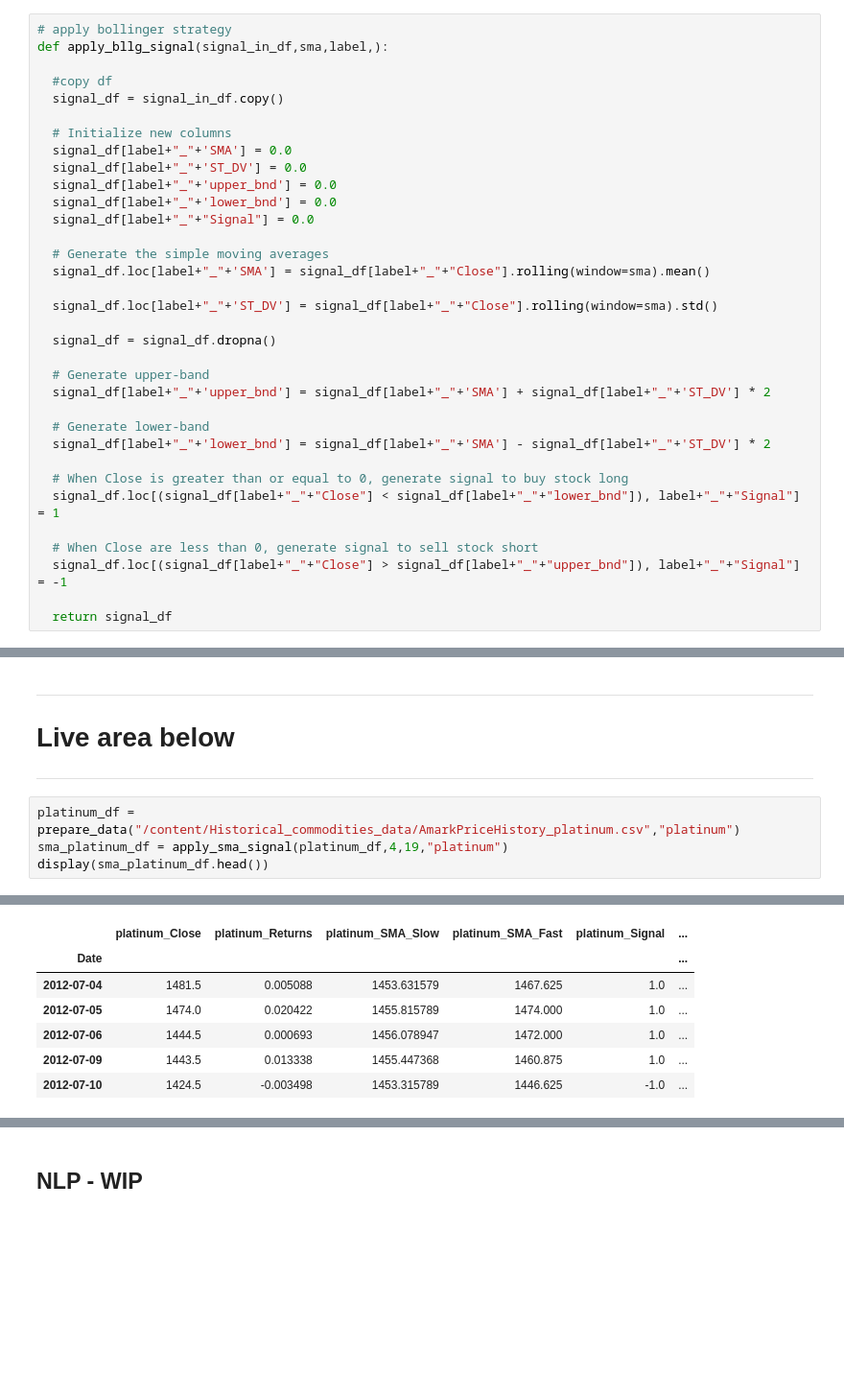
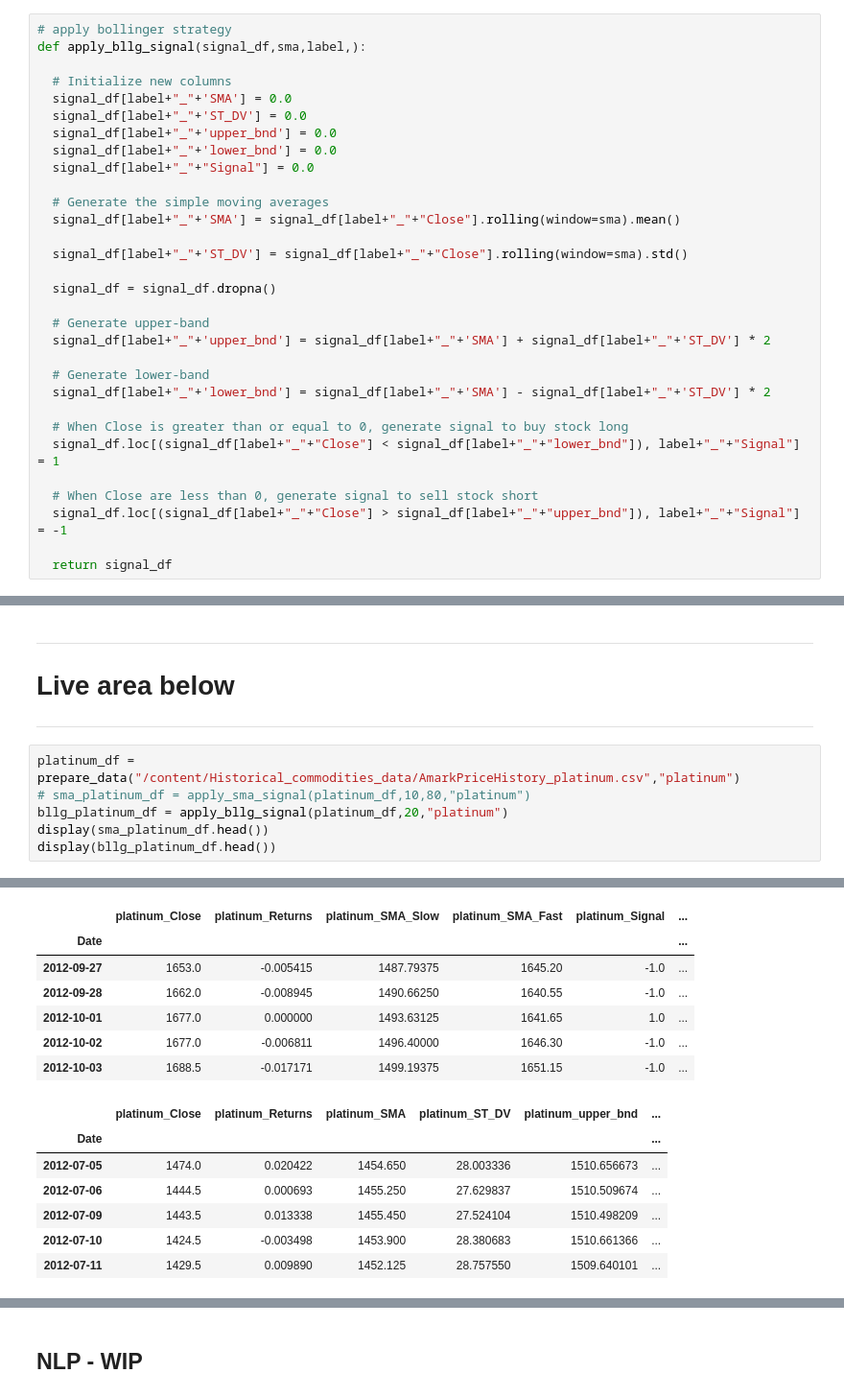
Before and after one commit to Femi-0/Commodities_Futures_Contracts_Generator, a Jupyter notebook: Commodities_Futures_Contracts_Generator.ipynb, the cells around one changed output, grey strips where cells are left out. Shown at 96% size. Cells and saved outputs as stored; diff of their text form; blank space fills up the shorter version.

```diff
--- a/Commodities_Futures_Contracts_Generator.ipynb
+++ b/Commodities_Futures_Contracts_Generator.ipynb
@@ -172,10 +160,7 @@ def apply_sma_signal(signal_in_df,short_window,long_window,label):
 ## 2.2 Prepare Bollinger bands signals
 # %%
 # apply bollinger strategy
-def apply_bllg_signal(signal_in_df,sma,label,):
-
-  #copy df
-  signal_df = signal_in_df.copy()
+def apply_bllg_signal(signal_df,sma,label,):
 
   # Initialize new columns
   signal_df[label+"_"+'SMA'] = 0.0
@@ -185,9 +170,9 @@ def apply_bllg_signal(signal_in_df,sma,label,):
   signal_df[label+"_"+"Signal"] = 0.0
 
   # Generate the simple moving averages
-  signal_df.loc[label+"_"+'SMA'] = signal_df[label+"_"+"Close"].rolling(window=sma).mean()
+  signal_df[label+"_"+'SMA'] = signal_df[label+"_"+"Close"].rolling(window=sma).mean()
 
-  signal_df.loc[label+"_"+'ST_DV'] = signal_df[label+"_"+"Close"].rolling(window=sma).std()
+  signal_df[label+"_"+'ST_DV'] = signal_df[label+"_"+"Close"].rolling(window=sma).std()
 
   signal_df = signal_df.dropna()
 
@@ -582,6 +555,8 @@ def fit_predict_report_XGB(X_train_scaled, y_train,y_test,n_estimators,learning_
 ---
 # %%
 platinum_df = prepare_data("/content/Historical_commodities_data/AmarkPriceHistory_platinum.csv","platinum")
-sma_platinum_df = apply_sma_signal(platinum_df,4,19,"platinum")
+# sma_platinum_df = apply_sma_signal(platinum_df,10,80,"platinum")
+bllg_platinum_df = apply_bllg_signal(platinum_df,20,"platinum")
 display(sma_platinum_df.head())
+display(bllg_platinum_df.head())
 # %% [output]
@@ -588,7 +579,14 @@ display(sma_platinum_df.head())
 |  | platinum_Close | platinum_Returns | platinum_SMA_Slow | platinum_SMA_Fast | platinum_Signal | ... |
 | Date |  |  |  |  |  | ... |
-| 2012-07-04 | 1481.5 | 0.005088 | 1453.631579 | 1467.625 | 1.0 | ... |
-| 2012-07-05 | 1474.0 | 0.020422 | 1455.815789 | 1474.000 | 1.0 | ... |
-| 2012-07-06 | 1444.5 | 0.000693 | 1456.078947 | 1472.000 | 1.0 | ... |
-| 2012-07-09 | 1443.5 | 0.013338 | 1455.447368 | 1460.875 | 1.0 | ... |
-| 2012-07-10 | 1424.5 | -0.003498 | 1453.315789 | 1446.625 | -1.0 | ... |
+| 2012-09-27 | 1653.0 | -0.005415 | 1487.79375 | 1645.20 | -1.0 | ... |
+| 2012-09-28 | 1662.0 | -0.008945 | 1490.66250 | 1640.55 | -1.0 | ... |
+| 2012-10-01 | 1677.0 | 0.000000 | 1493.63125 | 1641.65 | 1.0 | ... |
+| 2012-10-02 | 1677.0 | -0.006811 | 1496.40000 | 1646.30 | -1.0 | ... |
+| 2012-10-03 | 1688.5 | -0.017171 | 1499.19375 | 1651.15 | -1.0 | ... |
+|  | platinum_Close | platinum_Returns | platinum_SMA | platinum_ST_DV | platinum_upper_bnd | ... |
+| Date |  |  |  |  |  | ... |
+| 2012-07-05 | 1474.0 | 0.020422 | 1454.650 | 28.003336 | 1510.656673 | ... |
+| 2012-07-06 | 1444.5 | 0.000693 | 1455.250 | 27.629837 | 1510.509674 | ... |
+| 2012-07-09 | 1443.5 | 0.013338 | 1455.450 | 27.524104 | 1510.498209 | ... |
+| 2012-07-10 | 1424.5 | -0.003498 | 1453.900 | 28.380683 | 1510.661366 | ... |
+| 2012-07-11 | 1429.5 | 0.009890 | 1452.125 | 28.757550 | 1509.640101 | ... |
```
Also changed, not shown: parts of 38 cells of this notebook.
